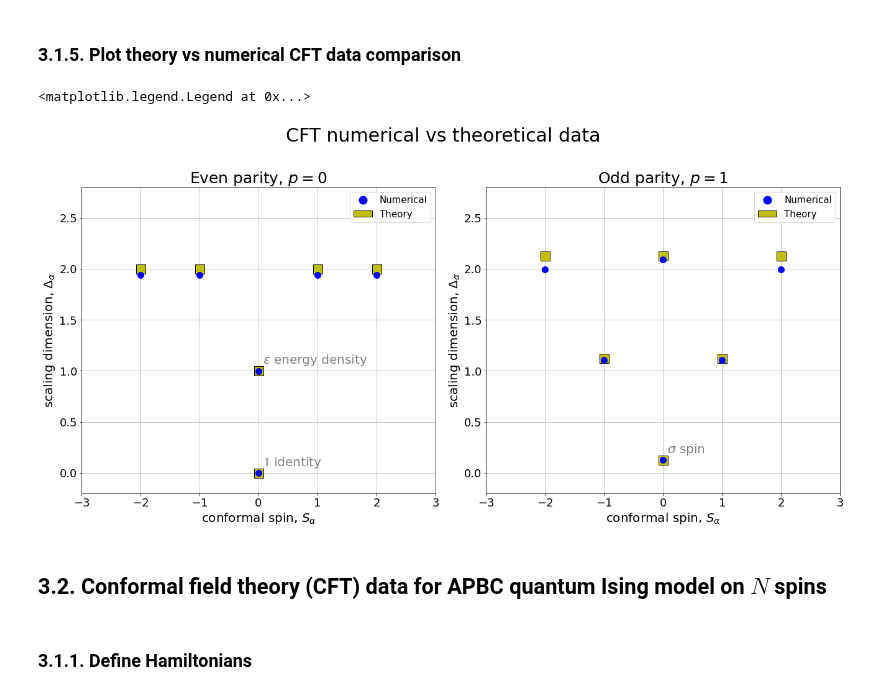
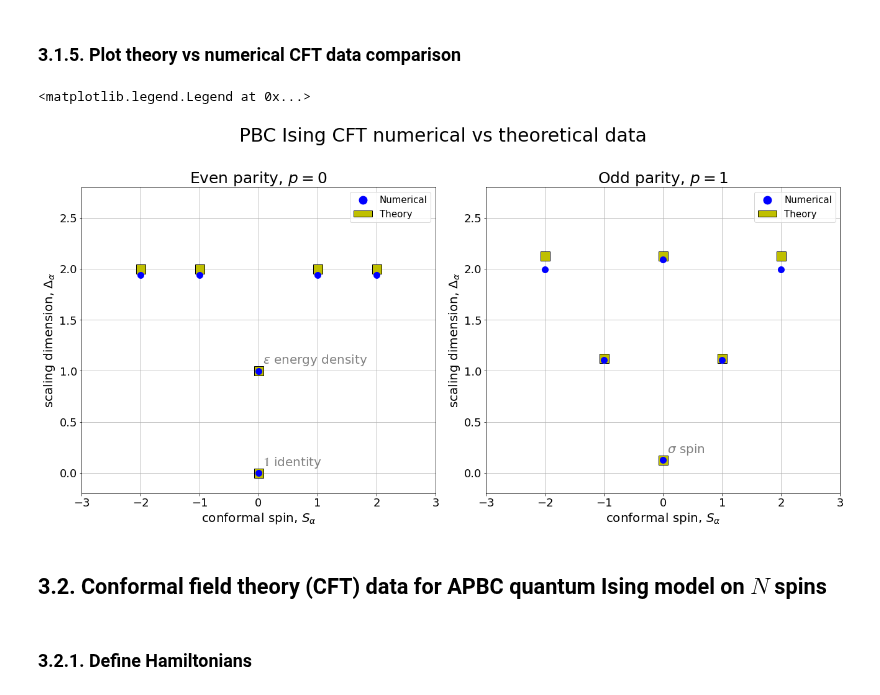
Before and after one commit to sofiagonga/many-body_entanglement_TN, a Jupyter notebook: TN_tutorial3.ipynb, the cells around one changed output. Saved outputs shown, nothing was run; the diff lists cells and outputs as text; code cells hidden in the pictures.

```diff
--- a/TN_tutorial3.ipynb
+++ b/TN_tutorial3.ipynb
@@ -61,5 +65,5 @@ We will build this operator from the _SWAP_ operator on $N=2$. The _SWAP_ operat
 # %%
-def T_op(N):
+def T_op(N, APBC = False):
     SWAP = np.array([[1,0,0,0],[0,0,1,0],[0,1,0,0],[0,0,0,1]]) #SWAP operator
     I = np.eye(2)
     T = SWAP
@@ -70,6 +74,11 @@ def T_op(N):
         SWAP_N = np.kron(I, SWAP_N)
         T = T.dot(SWAP_N)
 
+    if APBC:
+        Z = np.array([[1,0],[0,-1]]) #Pauli-Z
+        ZI = np.kron(Z, np.eye(2**(N-1)))
+        T = ZI.dot(T)
+
     return T
 # %% [markdown]
 #### Spin flip operator, $S$
@@ -83,8 +92,8 @@ def S_op(N):
     for n in range(2,(N+1)):
         Z_2 = np.kron(Z_2,Z)
 
-    P = Z_2
-    return P
+    S = Z_2
+    return S
 # %% [markdown]
 ### 3.1.1. Define Hamiltonian
 # %% [markdown]
@@ -164,7 +173,7 @@ th_conf_spin = [0,  0,  0,  -1, 1,  -1, 1,  -2,  2,  -2,  2,  0]
 import matplotlib.pyplot as plt
 
 fig, (ax1, ax2) = plt.subplots(1, 2, layout="constrained", figsize=(18, 9))
-fig.suptitle('CFT numerical vs theoretical data\n', fontsize=30)
+fig.suptitle('PBC Ising CFT numerical vs theoretical data\n', fontsize=30)
 ax1.set_xlabel(r"conformal spin, $S_{\alpha}$", fontsize=20)
 ax2.set_xlabel(r"conformal spin, $S_{\alpha}$", fontsize=20)
 ax1.set_ylabel(r"scaling dimension, $\Delta_{\alpha}$", fontsize=20)
@@ -181,35 +190,35 @@ ax1.set_ylim([-0.2, 2.8])
 ax2.set_ylim([-0.2, 2.8])
 ax1.text(0.07,1.07,r"$\epsilon$ energy density", fontsize=20, color='grey')
 ax1.text(0.07,0.07,r"$\mathbb{1}$ identity", fontsize=20, color='grey')
 ax2.text(0.07,1/8+0.07,r"$\sigma$ spin", fontsize=20, color='grey')
 
 for i in range(len(th_parity)):
     if th_parity[i] == 0:
         ax1.plot(th_conf_spin[i], th_scaling_dim[i], marker = "s", color = "y", markeredgecolor= "black", ms=15)
     elif th_parity[i] == 1:
         ax2.plot(th_conf_spin[i], th_scaling_dim[i], marker = "s", color = "y", markeredgecolor= "black", ms=15)
 
 
 for i in range(num_states):
     if p[i] == 0:
         ax1.plot(conf_spin[i], scaling_dim[i], marker = "o", color = "b", ms=10)
     elif p[i] == 1:
         ax2.plot(conf_spin[i], scaling_dim[i], marker = "o", color = "b", ms=10)
 
 from matplotlib.lines import Line2D
 from matplotlib.patches import Patch
 legend_elements = [Line2D([0], [0], marker='o', color='w', label='Numerical',
                           markerfacecolor='b', markersize=15),
                    Patch(facecolor='y', edgecolor='black',
                          label='Theory')]
 
 
 ax1.legend(handles=legend_elements, fontsize=15)
 ax2.legend(handles=legend_elements, fontsize=15)
 # %% [output]
 <matplotlib.legend.Legend at 0x...>
-[figure, old version]
+[figure, new version]
-# %% [markdown]
-## 3.2. Conformal field theory (CFT) data for APBC quantum Ising model on $N$ spins
-# %% [markdown]
-### 3.1.1. Define Hamiltonians
+# %% [markdown]
+## 3.2. Conformal field theory (CFT) data for APBC quantum Ising model on $N$ spins
+# %% [markdown]
+### 3.2.1. Define Hamiltonians
```
Also changed, not shown: parts of 14 cells of this notebook.
